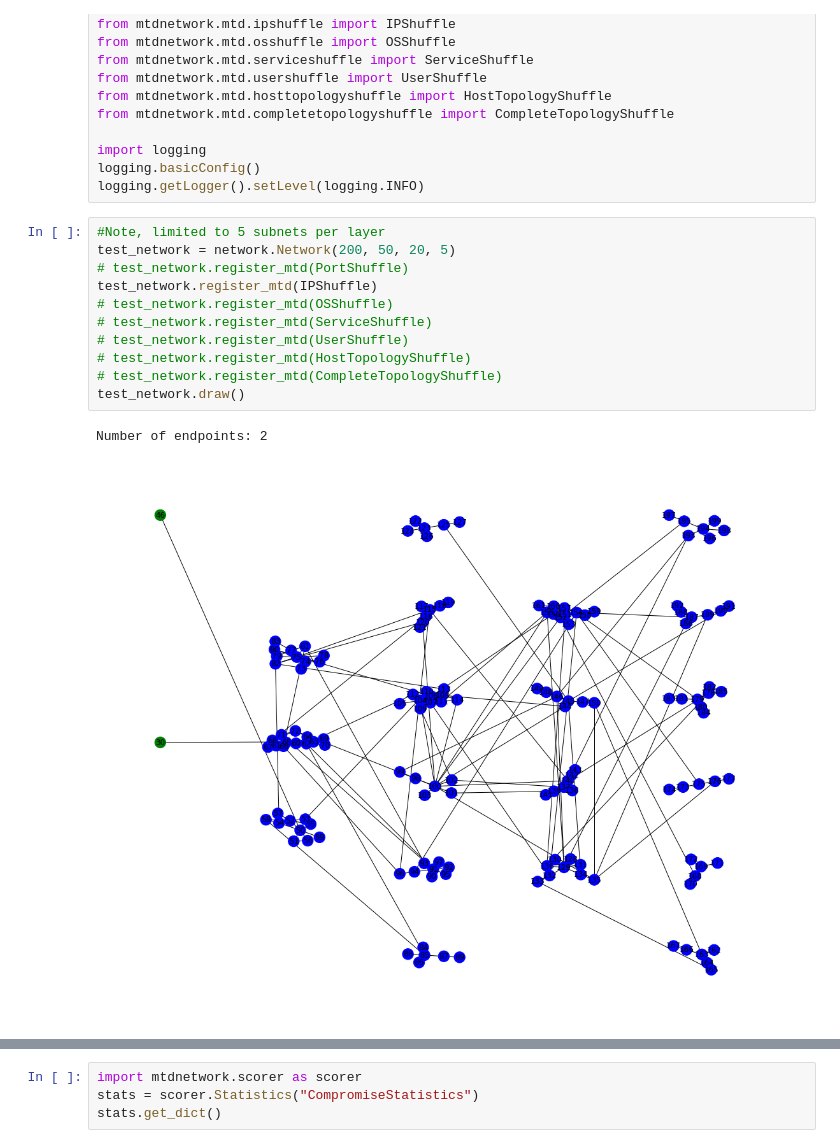
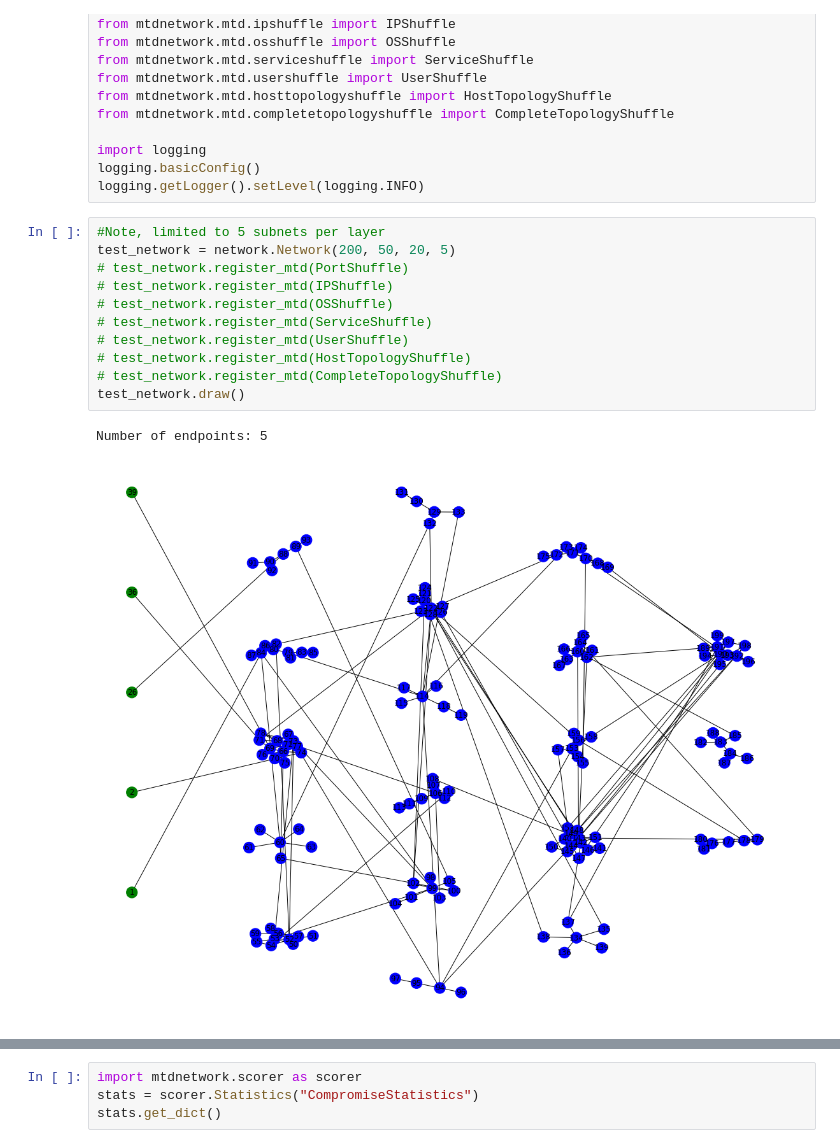
Before and after one commit to yuanyuan2000/MTDGame, a Jupyter notebook: test_mtdnetwork.ipynb, the cells around one changed output, grey strips where cells are left out. Saved outputs shown, nothing was run; the diff lists cells and outputs as text.

```diff
--- a/test_mtdnetwork.ipynb
+++ b/test_mtdnetwork.ipynb
@@ -22,17 +19,17 @@ logging.getLogger().setLevel(logging.INFO)
 # %%
 #Note, limited to 5 subnets per layer
 test_network = network.Network(200, 50, 20, 5)
 # test_network.register_mtd(PortShuffle)
-test_network.register_mtd(IPShuffle)
+# test_network.register_mtd(IPShuffle)
 # test_network.register_mtd(OSShuffle)
 # test_network.register_mtd(ServiceShuffle)
 # test_network.register_mtd(UserShuffle)
 # test_network.register_mtd(HostTopologyShuffle)
 # test_network.register_mtd(CompleteTopologyShuffle)
 test_network.draw()
 # %% [output]
-Number of endpoints: 2
+Number of endpoints: 5
-[figure, old version]
+[figure, new version]
 # %%
 test_network.gen_graph()
 # %% [output]
```
Also changed, not shown: parts of 14 cells of this notebook, 2 other files.
